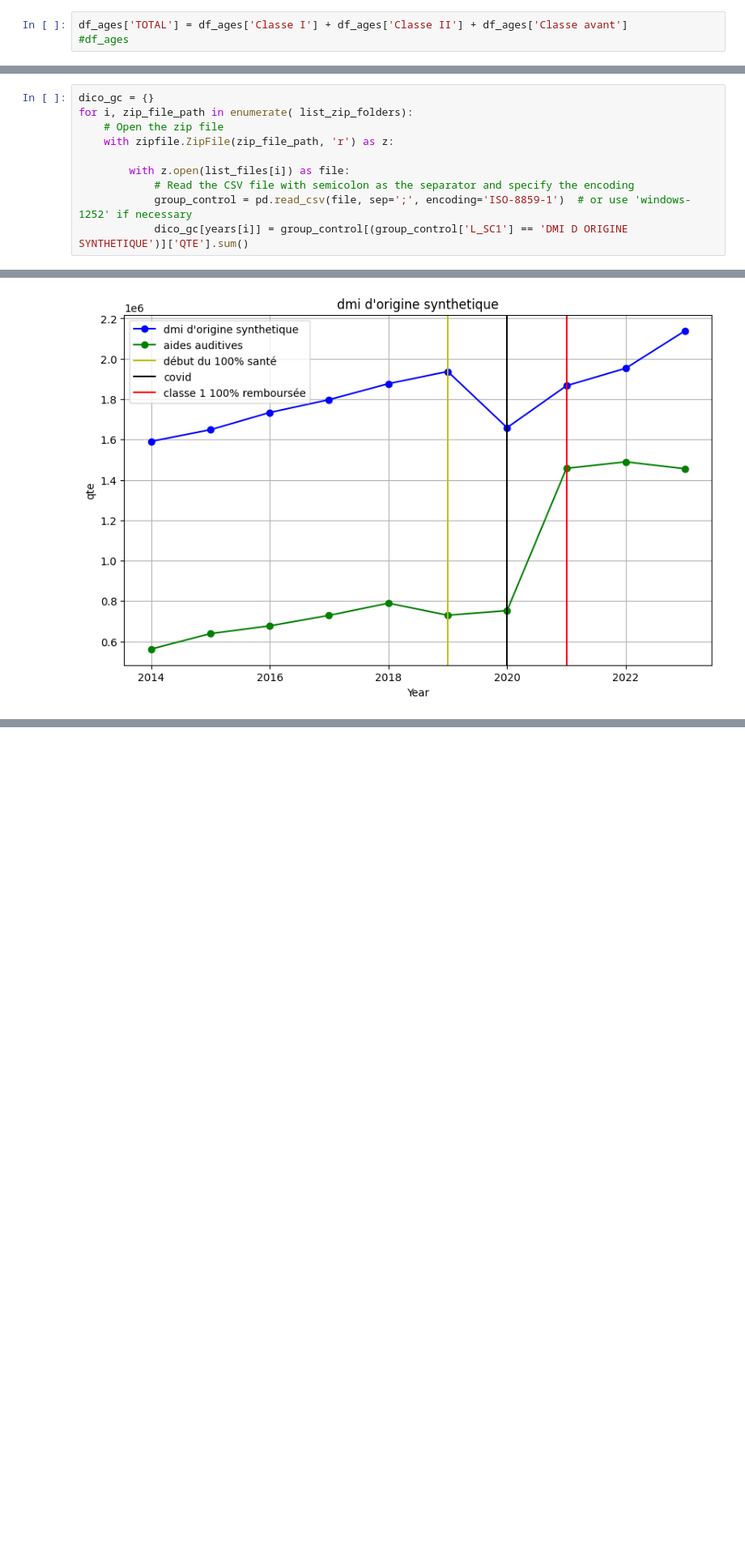
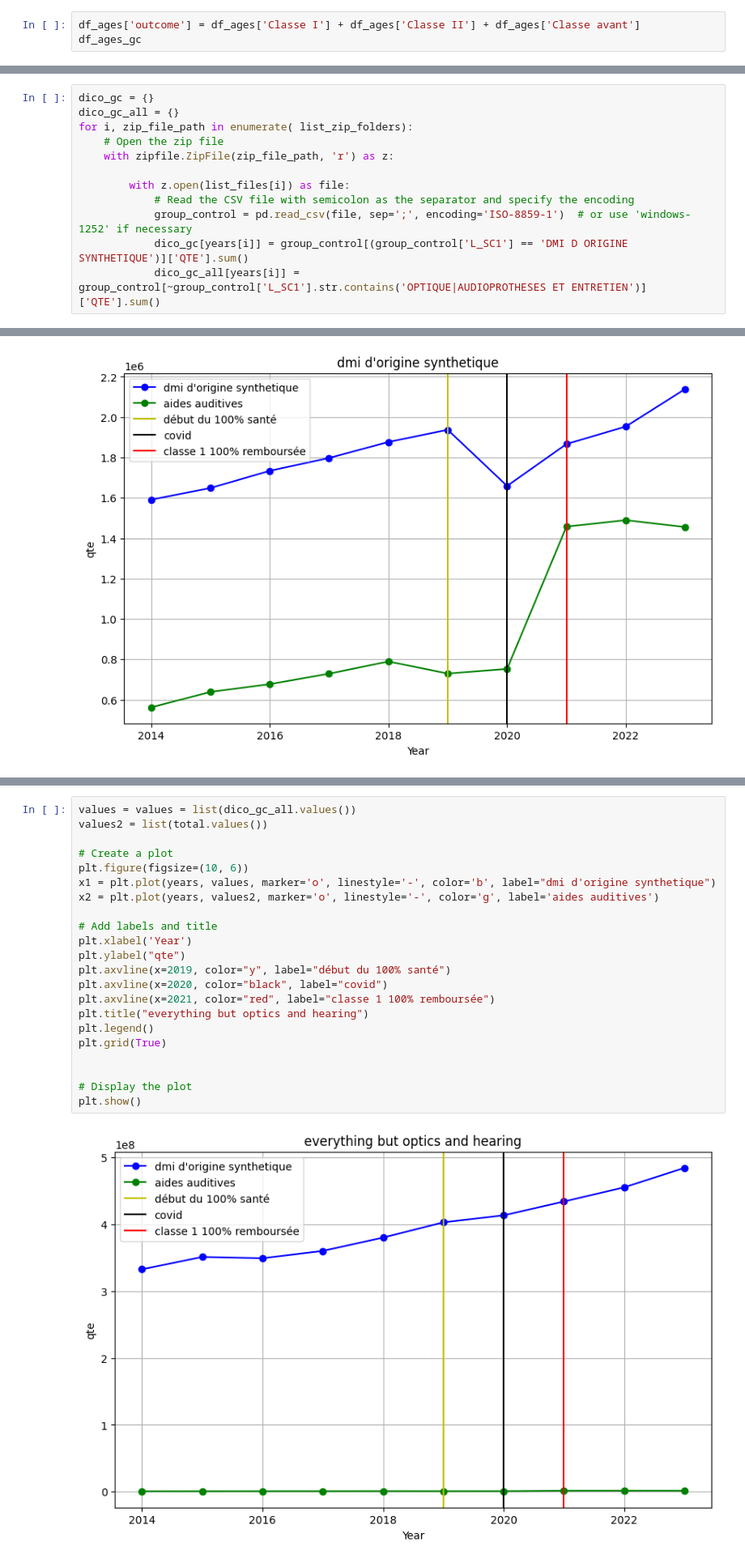
Before and after one commit to bparent11/analysingEffectOfHealthPlanInFrance, a Jupyter notebook: mean.ipynb, the cells around one changed output, grey strips where cells are left out. Shown: that part at 81% size. Drawn from its saved outputs; the diff is of its cells as text; blank space fills up the shorter version.

```diff
--- a/mean.ipynb
+++ b/mean.ipynb
@@ -335,4 +354,4 @@ for i, zip_file_path in enumerate( list_zip_folders):
                 line_count += 1
 # %%
-df_ages['TOTAL'] = df_ages['Classe I'] + df_ages['Classe II'] + df_ages['Classe avant']
-#df_ages
+df_ages['outcome'] = df_ages['Classe I'] + df_ages['Classe II'] + df_ages['Classe avant']
+df_ages_gc
@@ -585,6 +622,7 @@ recap: les codes l_sc2 sont mal rangés ce qui expliaue la chute sur 'implants d
 esssayons avec les codes L_SC1 qui seront petu etre mieux rangés
 # %%
 dico_gc = {}
+dico_gc_all = {}
 for i, zip_file_path in enumerate( list_zip_folders):
     # Open the zip file
     with zipfile.ZipFile(zip_file_path, 'r') as z:
@@ -593,6 +631,7 @@ for i, zip_file_path in enumerate( list_zip_folders):
             # Read the CSV file with semicolon as the separator and specify the encoding
             group_control = pd.read_csv(file, sep=';', encoding='ISO-8859-1')  # or use 'windows-1252' if necessary
             dico_gc[years[i]] = group_control[(group_control['L_SC1'] == 'DMI D ORIGINE SYNTHETIQUE')]['QTE'].sum()
+            dico_gc_all[years[i]] = group_control[~group_control['L_SC1'].str.contains('OPTIQUE|AUDIOPROTHESES ET ENTRETIEN')]['QTE'].sum()
 # %%
 values = values = list(dico_gc.values())
 values2 = list(total.values())
@@ -620,3 +661,27 @@ plt.show()
+# %%
+values = values = list(dico_gc_all.values())
+values2 = list(total.values())
+
+# Create a plot
+plt.figure(figsize=(10, 6))
+x1 = plt.plot(years, values, marker='o', linestyle='-', color='b', label="dmi d'origine synthetique")
+x2 = plt.plot(years, values2, marker='o', linestyle='-', color='g', label='aides auditives')
+
+# Add labels and title
+plt.xlabel('Year')
+plt.ylabel("qte")
+plt.axvline(x=2019, color="y", label="début du 100% santé")
+plt.axvline(x=2020, color="black", label="covid")
+plt.axvline(x=2021, color="red", label="classe 1 100% remboursée")
+plt.title("everything but optics and hearing")
+plt.legend()
+plt.grid(True)
+
+
+# Display the plot
+plt.show()
+# %% [output]
+[figure, added]
 # %%
 import statsmodels.api as sm
 
```
Also changed, not shown: parts of 20 cells of this notebook.
